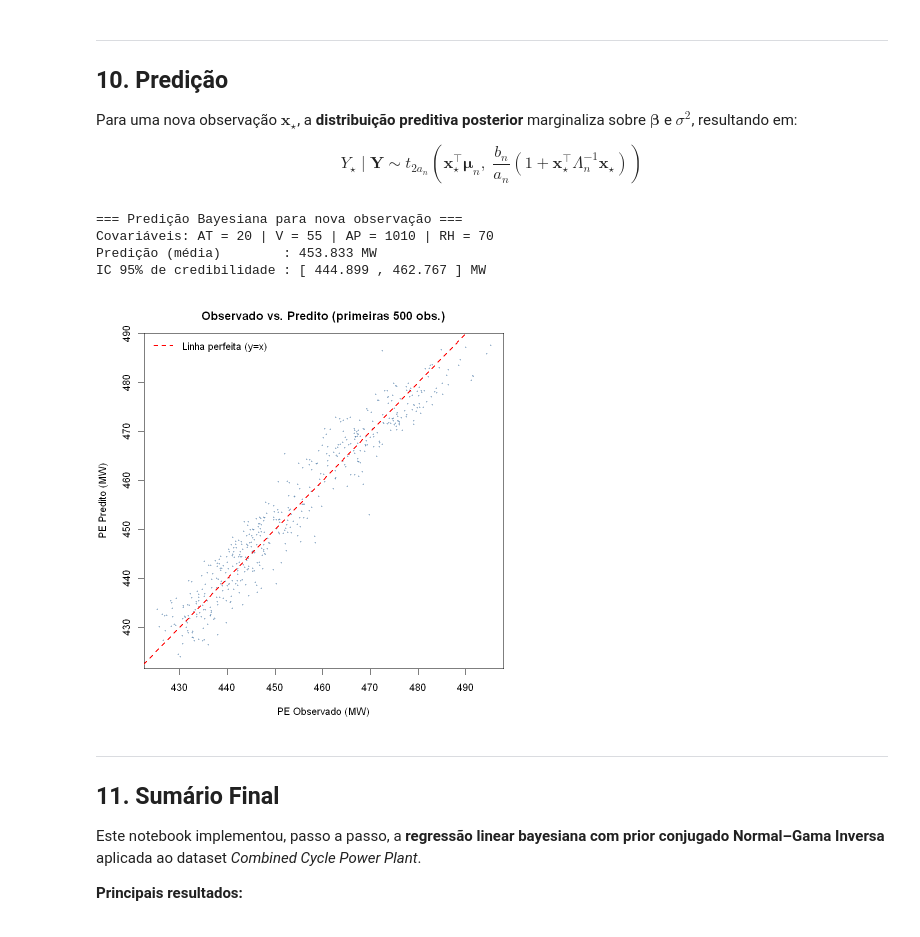
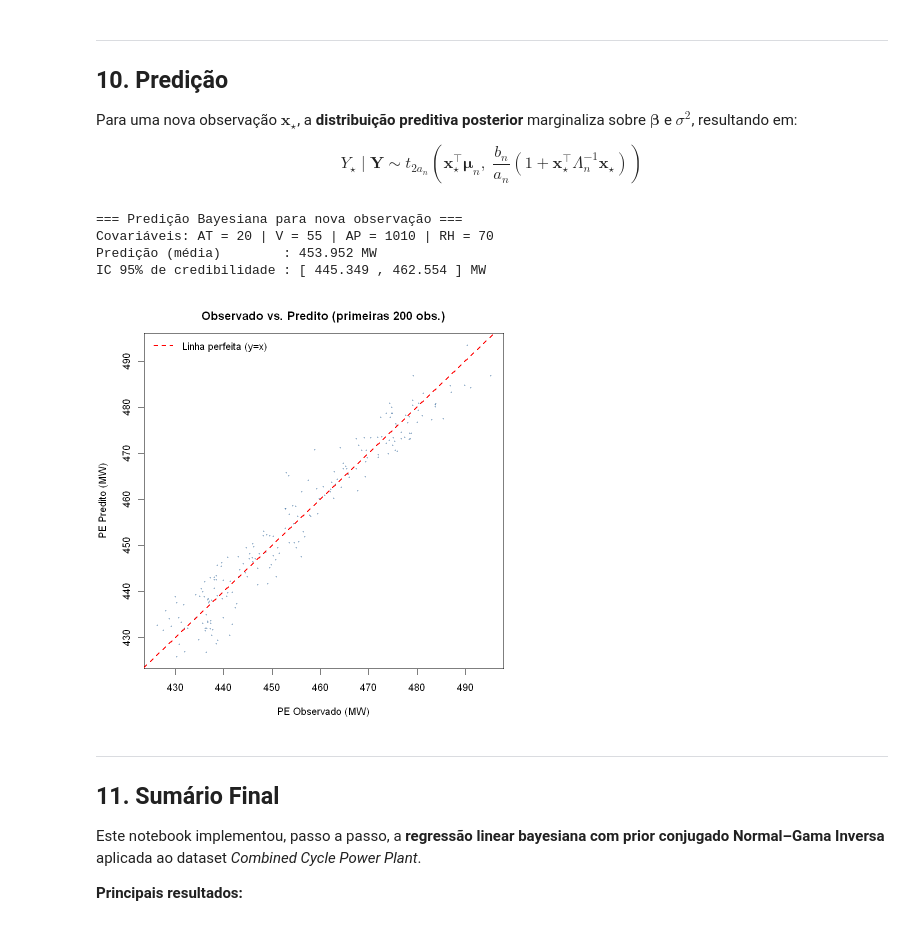
Before and after one commit to Marcehlin/Atividades-2026_1, a Jupyter notebook: Bayesiana/Trtabalho Bayesiana/amiguinho regressao_bayesiana_ccpp.ipynb, the cells around one changed output. Saved outputs shown, nothing was run; the diff lists cells and outputs as text; code cells hidden in the pictures.

```diff
--- a/Bayesiana/Trtabalho Bayesiana/amiguinho regressao_bayesiana_ccpp.ipynb
+++ b/Bayesiana/Trtabalho Bayesiana/amiguinho regressao_bayesiana_ccpp.ipynb
@@ -136,6 +136,11 @@ library(readxl)
 
 dados <- read_excel("Folds5x2_pp.xlsx")
 
+set.seed(20260610) # a amostra é grande, vamos tirar uma amostra menor
+indices <- sample(nrow(dados),300)
+dados <- dados[indices,]
+
+
 cat("Dimensões do dataset:", nrow(dados), "observações ×", ncol(dados), "variáveis\n")
 cat("Nomes das colunas:", paste(names(dados), collapse = ", "), "\n")
 # %% [output]
@@ -676,24 +695,24 @@ cat("IC 95% de credibilidade : [", round(pred$IC_low, 3), ",",
 # %% [output]
 === Predição Bayesiana para nova observação ===
 Covariáveis: AT = 20 | V = 55 | AP = 1010 | RH = 70
-Predição (média)        : 453.833 MW
-IC 95% de credibilidade : [ 444.899 , 462.767 ] MW
+Predição (média)        : 453.952 MW
+IC 95% de credibilidade : [ 445.349 , 462.554 ] MW
 # %%
 # Avaliação preditiva: predições vs valores observados (primeiras 500 obs.)
-idx_aval <- 1:500
+idx_aval <- 1:200
 Y_pred_med <- as.numeric(X[idx_aval, ] %*% mu_n)
 
 par(mfrow = c(1, 1), mar = c(4, 4, 3, 1))
 plot(Y[idx_aval], Y_pred_med,
      xlab = "PE Observado (MW)", ylab = "PE Predito (MW)",
-     main = "Observado vs. Predito (primeiras 500 obs.)",
+     main = "Observado vs. Predito (primeiras 200 obs.)",
      pch = 20, cex = 0.5,
      col = adjustcolor("#4E79A7", alpha.f = 0.6))
 abline(0, 1, col = "red", lwd = 2, lty = 2)
 legend("topleft", legend = "Linha perfeita (y=x)",
        col = "red", lty = 2, lwd = 2, bty = "n")
 # %% [output]
-[figure, old version]
+[figure, new version]
 # %% [markdown]
 ---
 ## 11. Sumário Final
```
Also changed, not shown: parts of 19 cells of this notebook, 3 other files.
